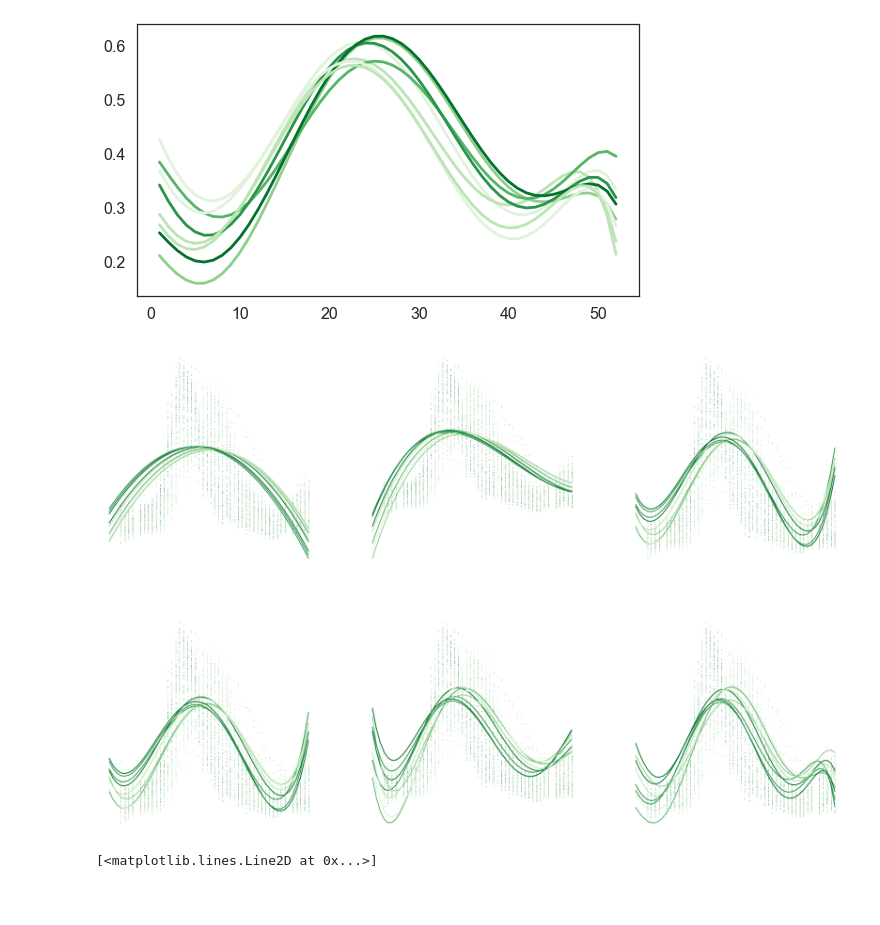
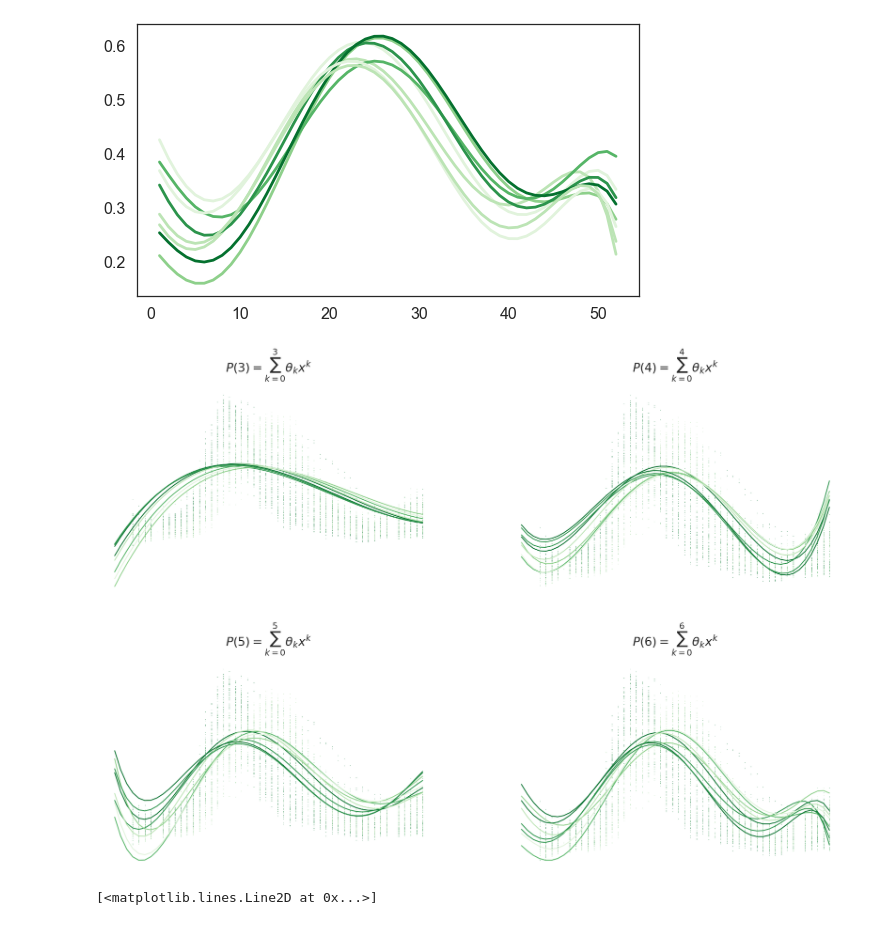
Before and after one commit to DFS-UCU/UkrainianAgriculture, a Jupyter notebook: notebooks/NDVIPrediction.ipynb, the cells around one changed output. Saved outputs shown, nothing was run; the diff lists cells and outputs as text; code cells hidden in the pictures; blank space fills up the shorter version.

Commit message:
Added a title to every subplot of the Ridge visualization

```diff
--- a/notebooks/NDVIPrediction.ipynb
+++ b/notebooks/NDVIPrediction.ipynb
@@ -221,32 +221,42 @@ r2_score: 0.617012574918
 # %%
 sns.set(rc={"figure.figsize": (30, 20)})
 sns.set_style('white')
 sns.set_palette('Greens_r')
 
-fig, axes = plt.subplots(2, 3)
+first_degree = 3
+rows = 2
+cols = 2
 
-for i in range(2):
-    for j in range(3):
+fig, axes = plt.subplots(rows, cols)
+
+for i in range(rows):
+    for j in range(cols):
         for cult in X_test['culture'].unique():
-            degree = 2 + 2 * i + j
+            degree = first_degree + cols * i + j
             model = make_pipeline(PolynomialFeatures(degree), Ridge())
             model.fit(X_train, y_train)
 
             cult_df = pd.DataFrame({
                 'culture': [cult for _ in range(len(weeks))],
                 'week': weeks
             })
 
             ndvi = model.predict(cult_df)
             axes[i,j].scatter(X_test[X_test['culture'] == cult]['week'], y_test[X_test['culture'] == cult], s=0.5)
             axes[i,j].plot(weeks, ndvi, linewidth=2)
+
+            axes[i,j].set_title(
+                r'$P(%d) = \sum_{k=0}^{%d} \theta_{k}x^{k}$' % (degree, degree),
+                fontsize=27, y=1.05)
+
             axes[i,j].get_xaxis().set_visible(False)
             axes[i,j].get_yaxis().set_visible(False)
 
 sns.despine(left=True, bottom=True)
+fig.subplots_adjust(hspace=.3)
 plt.savefig('../img/ridge.png')
 # %% [output]
-[figure, old version]
+[figure, new version]
 # %%
 r2s = []
 degrees = [2, 3, 4, 5, 6, 7, 8, 9]
```
Also changed, not shown: parts of 1 cell of this notebook, 1 other file.
